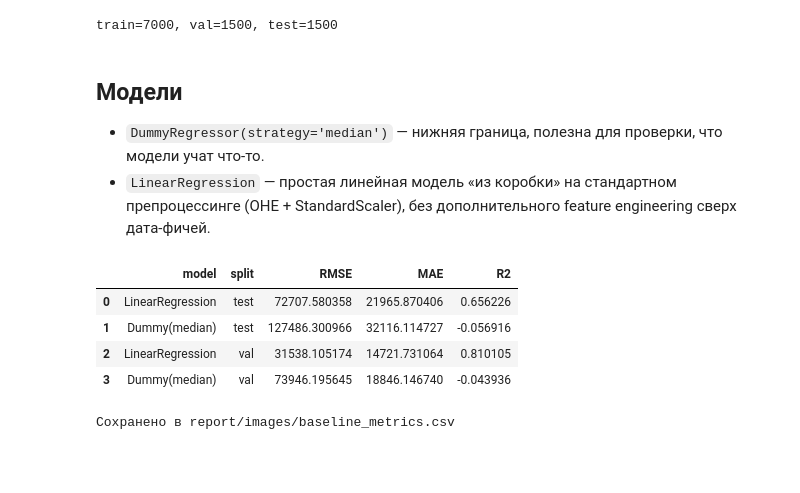
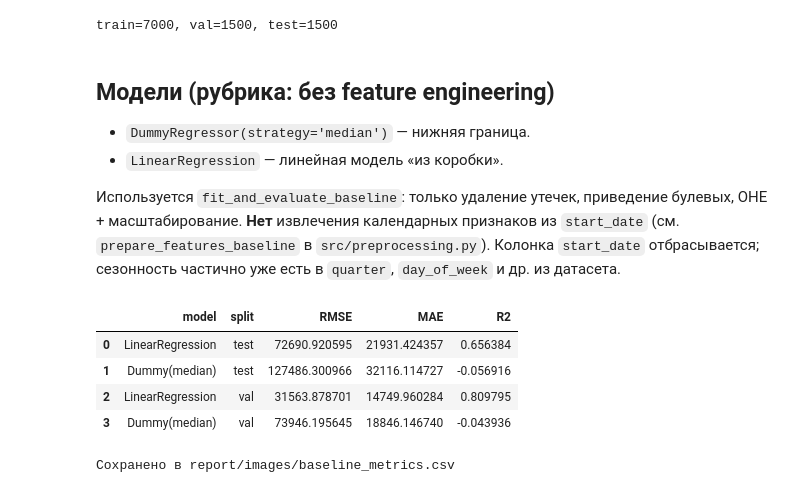
Before and after one commit to hsemlcourse/hseml-group-project-novichihin-1, a Jupyter notebook: notebooks/02_baseline.ipynb, the cells around one changed output. Saved outputs shown, nothing was run; the diff lists cells and outputs as text; code cells hidden in the pictures; blank space fills up the shorter version.

```diff
--- a/notebooks/02_baseline.ipynb
+++ b/notebooks/02_baseline.ipynb
@@ -31,24 +31,26 @@ print(f'train={len(train_df)}, val={len(val_df)}, test={len(test_df)}')
 # %% [output]
 train=7000, val=1500, test=1500
 # %% [markdown]
-## Модели
+## Модели (рубрика: без feature engineering)
 
-- `DummyRegressor(strategy='median')` — нижняя граница, полезна для проверки, что модели учат что-то.
-- `LinearRegression` — простая линейная модель «из коробки» на стандартном препроцессинге (OHE + StandardScaler), без дополнительного feature engineering сверх дата-фичей.
+- `DummyRegressor(strategy='median')` — нижняя граница.
+- `LinearRegression` — линейная модель «из коробки».
+
+Используется `fit_and_evaluate_baseline`: только удаление утечек, приведение булевых, OHE + масштабирование. **Нет** извлечения календарных признаков из `start_date` (см. `prepare_features_baseline` в `src/preprocessing.py`). Колонка `start_date` отбрасывается; сезонность частично уже есть в `quarter`, `day_of_week` и др. из датасета.
 # %%
 rows = []
-_, m = fit_and_evaluate(DummyRegressor(strategy='median'), train_df, val_df, test_df, 'Dummy(median)')
+_, m = fit_and_evaluate_baseline(DummyRegressor(strategy='median'), train_df, val_df, test_df, 'Dummy(median)')
 rows += m
-_, m = fit_and_evaluate(LinearRegression(), train_df, val_df, test_df, 'LinearRegression')
+_, m = fit_and_evaluate_baseline(LinearRegression(), train_df, val_df, test_df, 'LinearRegression')
 rows += m
 
 baseline = collect_metrics(rows)
 baseline
 # %% [output]
 |  | model | split | RMSE | MAE | R2 |
-| 0 | LinearRegression | test | 72707.580358 | 21965.870406 | 0.656226 |
+| 0 | LinearRegression | test | 72690.920595 | 21931.424357 | 0.656384 |
 | 1 | Dummy(median) | test | 127486.300966 | 32116.114727 | -0.056916 |
-| 2 | LinearRegression | val | 31538.105174 | 14721.731064 | 0.810105 |
+| 2 | LinearRegression | val | 31563.878701 | 14749.960284 | 0.809795 |
 | 3 | Dummy(median) | val | 73946.195645 | 18846.146740 | -0.043936 |
 # %%
 baseline.to_csv(REPORT_IMAGES_DIR / 'baseline_metrics.csv', index=False)
```
Also changed, not shown: parts of 1 cell of this notebook, 32 other files.
